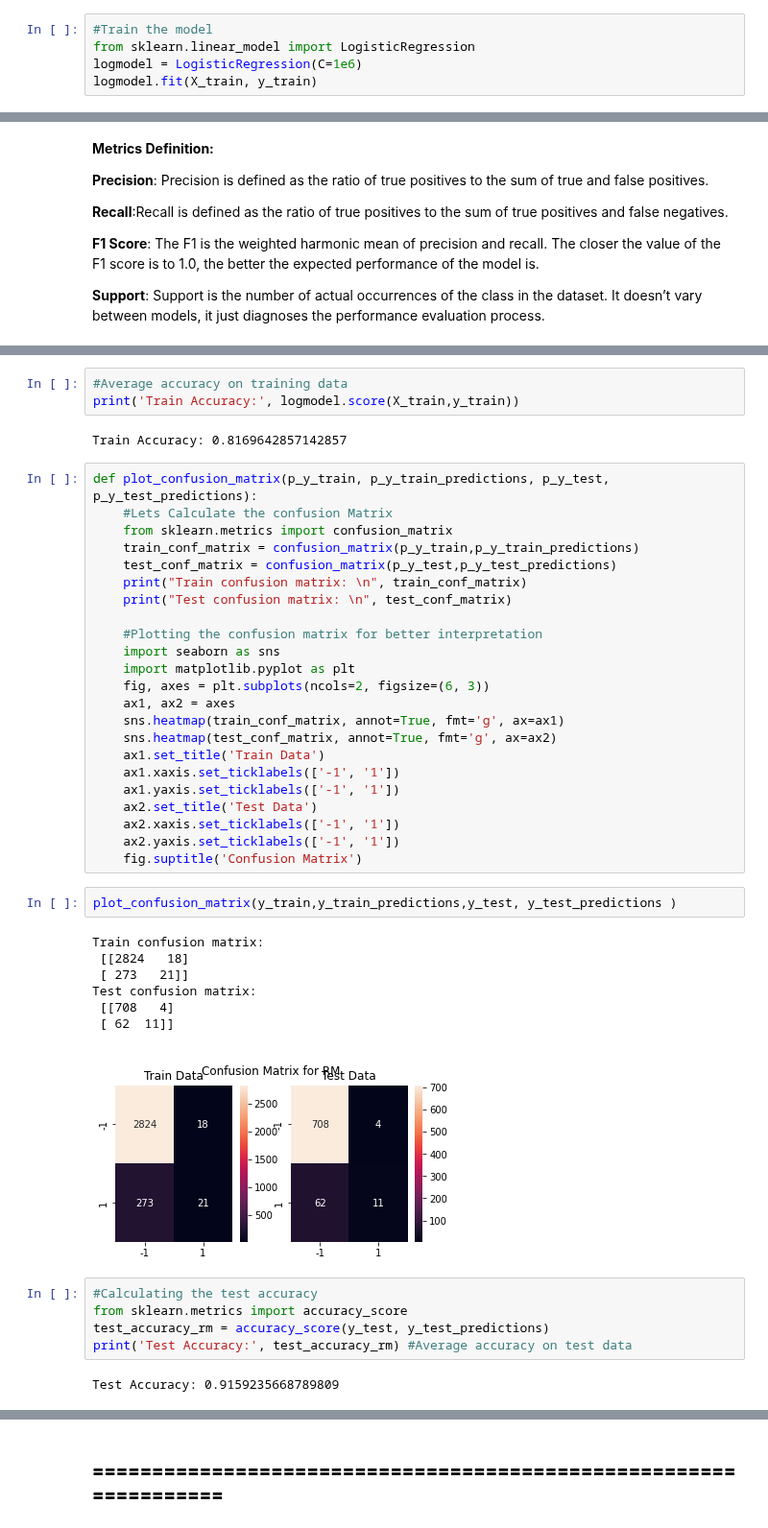
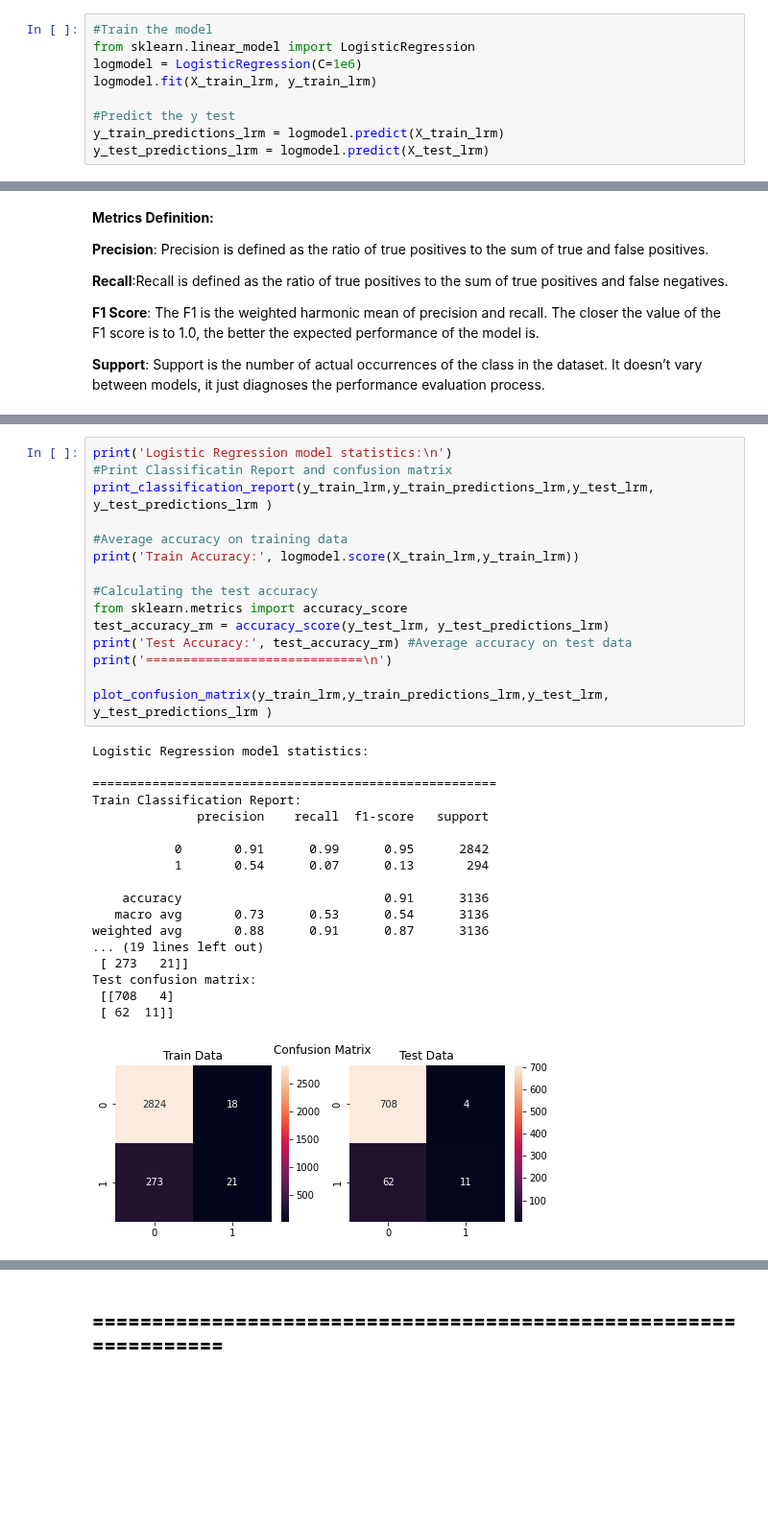
Before and after one commit to arvind-maurya/MachineLearning, a Jupyter notebook: Assignment/AIMLCEP_ARVIND_MAURYA_Q2.ipynb, the cells around one changed output, grey strips where cells are left out. Shown at 96% size. Drawn from its saved outputs; the diff is of its cells as text; blank space fills up the shorter version.

```diff
--- a/Assignment/AIMLCEP_ARVIND_MAURYA_Q2.ipynb
+++ b/Assignment/AIMLCEP_ARVIND_MAURYA_Q2.ipynb
@@ -542,7 +547,11 @@ y_test = spam_class_test_data_tf[spam_class_test_data_tf.columns[0]]
 #Train the model
 from sklearn.linear_model import LogisticRegression
 logmodel = LogisticRegression(C=1e6)
-logmodel.fit(X_train, y_train)
+logmodel.fit(X_train_lrm, y_train_lrm)
+
+#Predict the y test
+y_train_predictions_lrm = logmodel.predict(X_train_lrm)
+y_test_predictions_lrm = logmodel.predict(X_test_lrm)
 # %% [output]
 STOP: TOTAL NO. of ITERATIONS REACHED LIMIT.
 
@@ -595,45 +573,34 @@ weighted avg       0.90      0.92      0.89       785
-# %%
-#Average accuracy on training data
-print('Train Accuracy:', logmodel.score(X_train,y_train))
-# %% [output]
-Train Accuracy: 0.8169642857142857
-# %%
-def plot_confusion_matrix(p_y_train, p_y_train_predictions, p_y_test, p_y_test_predictions):
-    #Lets Calculate the confusion Matrix
-    from sklearn.metrics import confusion_matrix
-    train_conf_matrix = confusion_matrix(p_y_train,p_y_train_predictions)
-    test_conf_matrix = confusion_matrix(p_y_test,p_y_test_predictions)
-    print("Train confusion matrix: \n", train_conf_matrix)
-    print("Test confusion matrix: \n", test_conf_matrix)
-
-    #Plotting the confusion matrix for better interpretation
-    import seaborn as sns
-    import matplotlib.pyplot as plt
-    fig, axes = plt.subplots(ncols=2, figsize=(6, 3))
-    ax1, ax2 = axes
-    sns.heatmap(train_conf_matrix, annot=True, fmt='g', ax=ax1)
-    sns.heatmap(test_conf_matrix, annot=True, fmt='g', ax=ax2)
-    ax1.set_title('Train Data')
-    ax1.xaxis.set_ticklabels(['-1', '1'])
-    ax1.yaxis.set_ticklabels(['-1', '1'])
-    ax2.set_title('Test Data')
-    ax2.xaxis.set_ticklabels(['-1', '1'])
-    ax2.yaxis.set_ticklabels(['-1', '1'])
-    fig.suptitle('Confusion Matrix')
-# %%
-plot_confusion_matrix(y_train,y_train_predictions,y_test, y_test_predictions )
-# %% [output]
-Train confusion matrix:
- [[2824   18]
- [ 273   21]]
-Test confusion matrix:
- [[708   4]
- [ 62  11]]
-[figure, removed]
 # %%
+print('Logistic Regression model statistics:\n')
+#Print Classificatin Report and confusion matrix
+print_classification_report(y_train_lrm,y_train_predictions_lrm,y_test_lrm, y_test_predictions_lrm )
+
+#Average accuracy on training data
+print('Train Accuracy:', logmodel.score(X_train_lrm,y_train_lrm))
+
 #Calculating the test accuracy
 from sklearn.metrics import accuracy_score
-test_accuracy_rm = accuracy_score(y_test, y_test_predictions)
+test_accuracy_rm = accuracy_score(y_test_lrm, y_test_predictions_lrm)
 print('Test Accuracy:', test_accuracy_rm) #Average accuracy on test data
+print('=============================\n')
+
+plot_confusion_matrix(y_train_lrm,y_train_predictions_lrm,y_test_lrm, y_test_predictions_lrm )
 # %% [output]
-Test Accuracy: 0.9159235668789809
+Logistic Regression model statistics:
+
+======================================================
+Train Classification Report:
+              precision    recall  f1-score   support
+
+           0       0.91      0.99      0.95      2842
+           1       0.54      0.07      0.13       294
+
+    accuracy                           0.91      3136
+   macro avg       0.73      0.53      0.54      3136
+weighted avg       0.88      0.91      0.87      3136
+... (19 lines left out)
+ [ 273   21]]
+Test confusion matrix:
+ [[708   4]
+ [ 62  11]]
+[figure, added]
```
Also changed, not shown: parts of 13 cells of this notebook.
